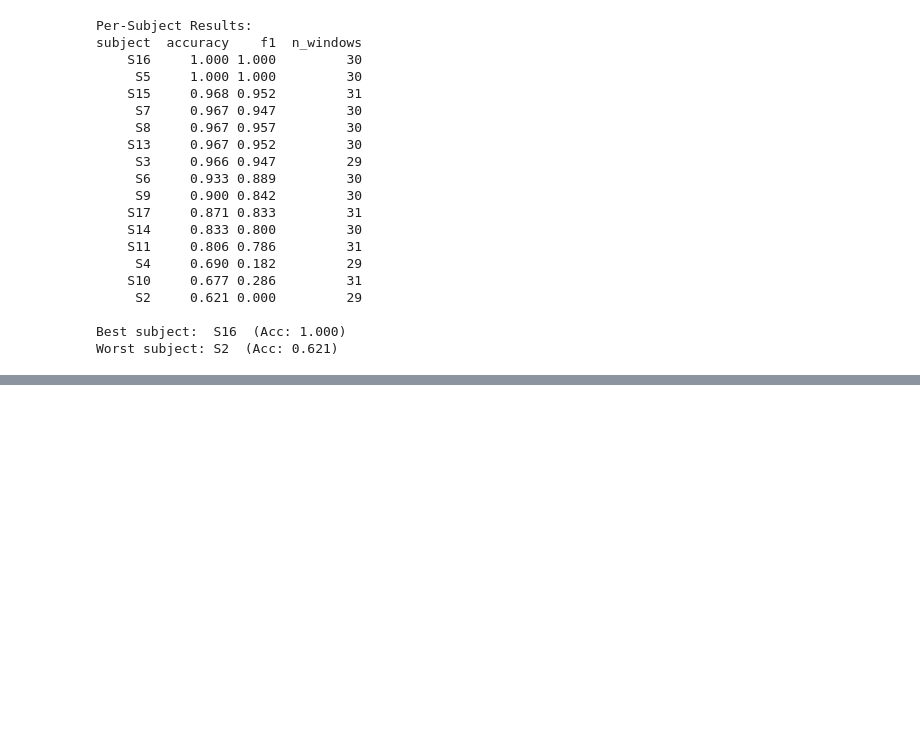
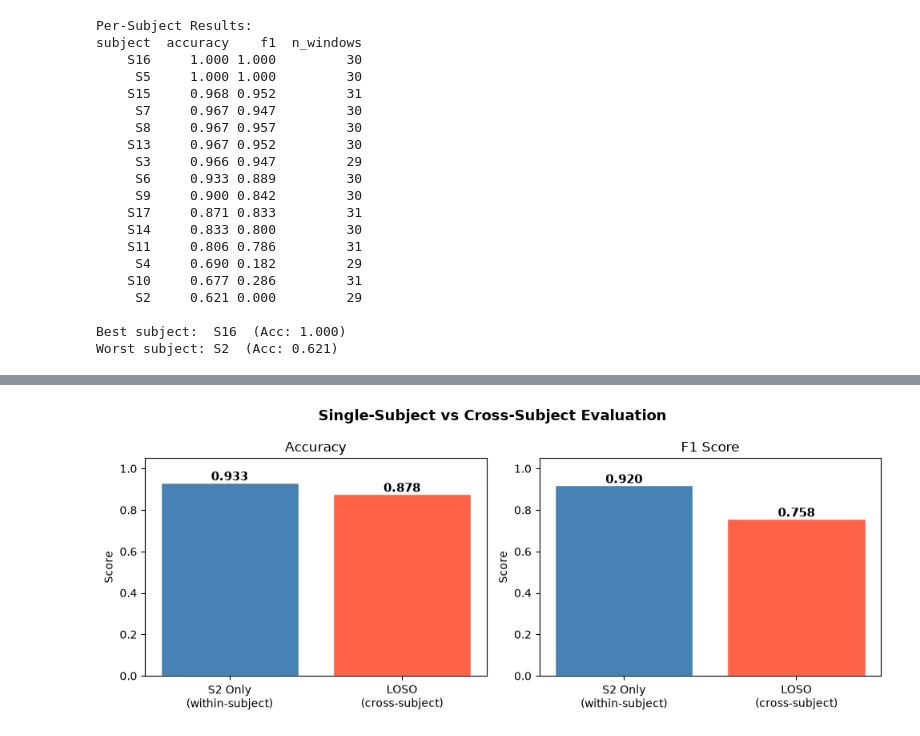
Before and after one commit to masum-abid/wesad-stress-detection, a Jupyter notebook: notebooks/06_multisubject.ipynb, the cells around one changed output, grey strips where cells are left out. Cells and saved outputs as stored; diff of their text form; code cells hidden in the pictures; blank space fills up the shorter version.

```diff
--- a/notebooks/06_multisubject.ipynb
+++ b/notebooks/06_multisubject.ipynb
@@ -159,0 +264,26 @@ Worst subject: S2  (Acc: 0.621)
+# %%
+fig, axes = plt.subplots(1, 2, figsize=(10, 4))
+
+metrics    = ['Accuracy', 'F1 Score']
+s2_vals    = [0.933, 0.920]
+loso_vals  = [0.878, 0.758]
+
+for i, (metric, s2, loso) in enumerate(zip(metrics, s2_vals, loso_vals)):
+    axes[i].bar(['S2 Only\n(within-subject)', 'LOSO\n(cross-subject)'],
+                [s2, loso],
+                color=['steelblue', 'tomato'], edgecolor='white')
+    axes[i].set_ylim(0, 1.05)
+    axes[i].set_title(metric, fontsize=12)
+    axes[i].set_ylabel('Score')
+    for bar, val in zip(axes[i].patches, [s2, loso]):
+        axes[i].text(bar.get_x() + bar.get_width()/2,
+                     bar.get_height() + 0.01,
+                     f'{val:.3f}', ha='center', fontsize=11, fontweight='bold')
+
+plt.suptitle('Single-Subject vs Cross-Subject Evaluation',
+             fontsize=13, fontweight='bold')
+plt.tight_layout()
+plt.savefig('../outputs/evaluation_comparison.png', dpi=150)
+plt.show()
+# %% [output]
+[figure, added]
```
Also changed, not shown: parts of 6 cells of this notebook, 2 other files.
